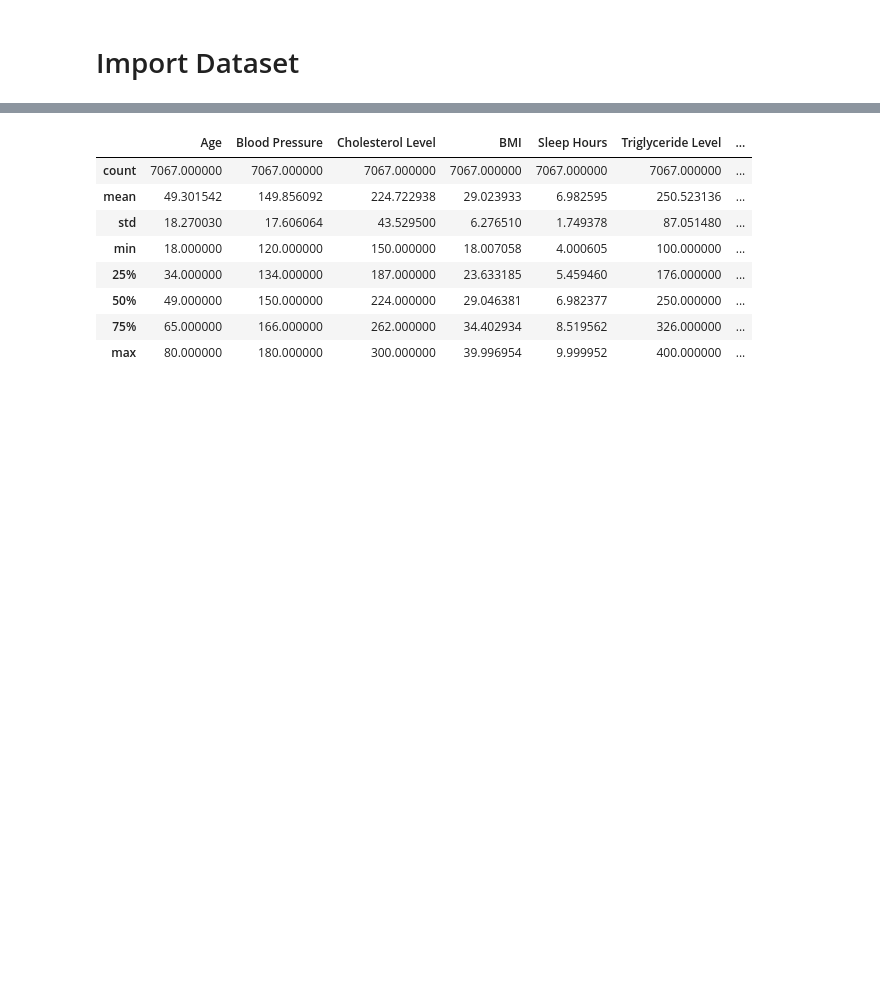
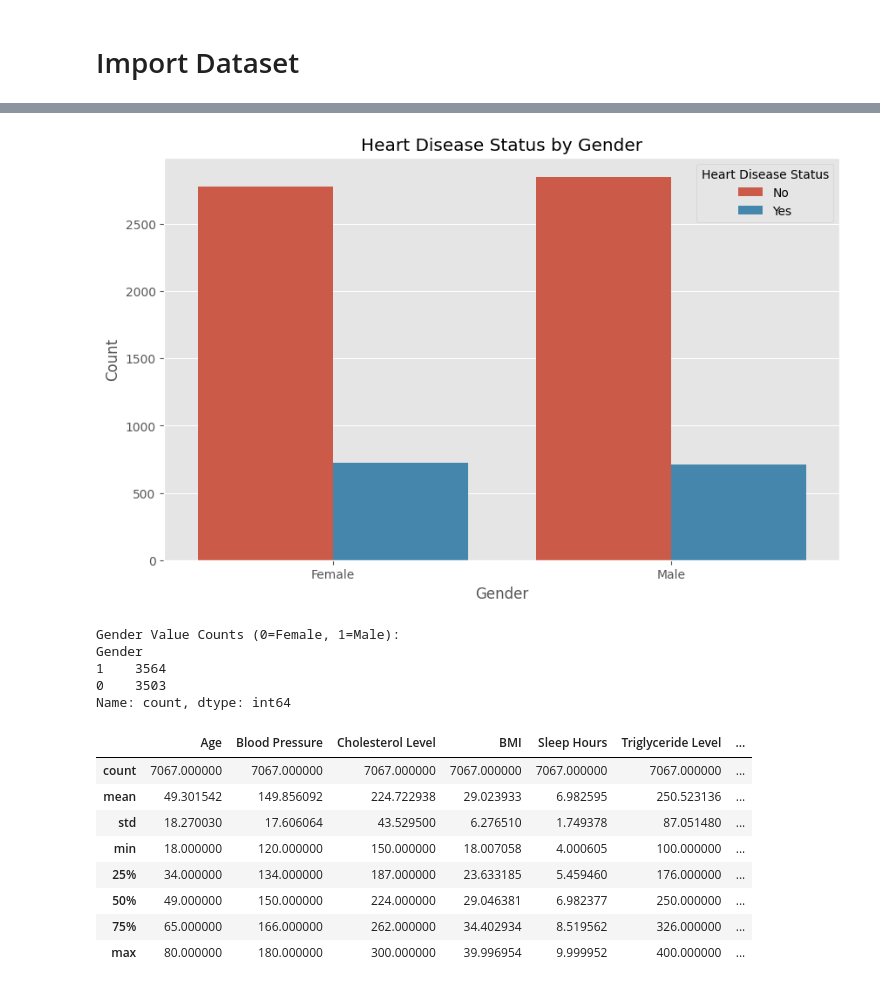
Before and after one commit to HongxuTeoh/AI_Assignment, a Jupyter notebook: AI_Assignment.ipynb, the cells around one changed output, grey strips where cells are left out. Drawn from its saved outputs; the diff is of its cells as text; code cells hidden in the pictures; blank space fills up the shorter version.

```diff
--- a/AI_Assignment.ipynb
+++ b/AI_Assignment.ipynb
@@ -215,3 +292,22 @@ data.describe()
+# %%
+plt.figure(figsize=(10,6))
+sns.countplot(x='Gender', hue='Heart Disease Status', data=df)
+plt.title('Heart Disease Status by Gender')
+plt.xlabel('Gender')
+plt.ylabel('Count')
+plt.legend(title='Heart Disease Status', labels=['No', 'Yes'])
+plt.xticks([0, 1], ['Female', 'Male'])  # Set custom tick labels
+plt.show()
+
+print("Gender Value Counts (0=Female, 1=Male):")
+print(df['Gender'].value_counts())
+# %% [output]
+[figure, added]
+Gender Value Counts (0=Female, 1=Male):
+Gender
+1    3564
+0    3503
+Name: count, dtype: int64
 # %%
 columns_to_ignore = ['Gender', 'Heart Disease Status', 'Exercise Habits', 'Smoking', 'High Blood Pressure', 'Low HDL Cholesterol',
                      'High LDL Cholesterol', 'Family Heart Disease', 'Diabetes', 'Alcohol Consumption', 'Stress Level', 'Sugar Consumption']
```
Also changed, not shown: parts of 32 cells of this notebook, 1 other file.
